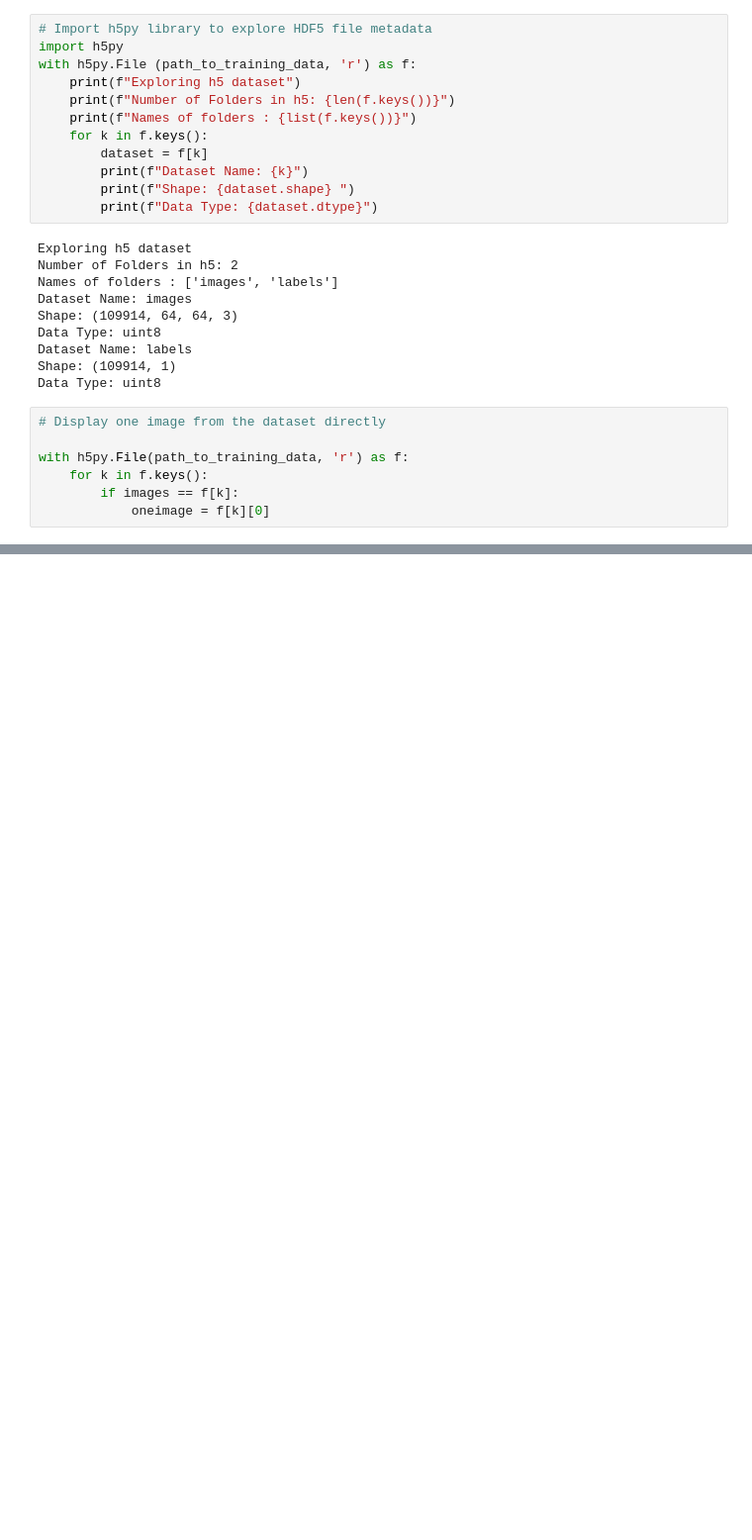
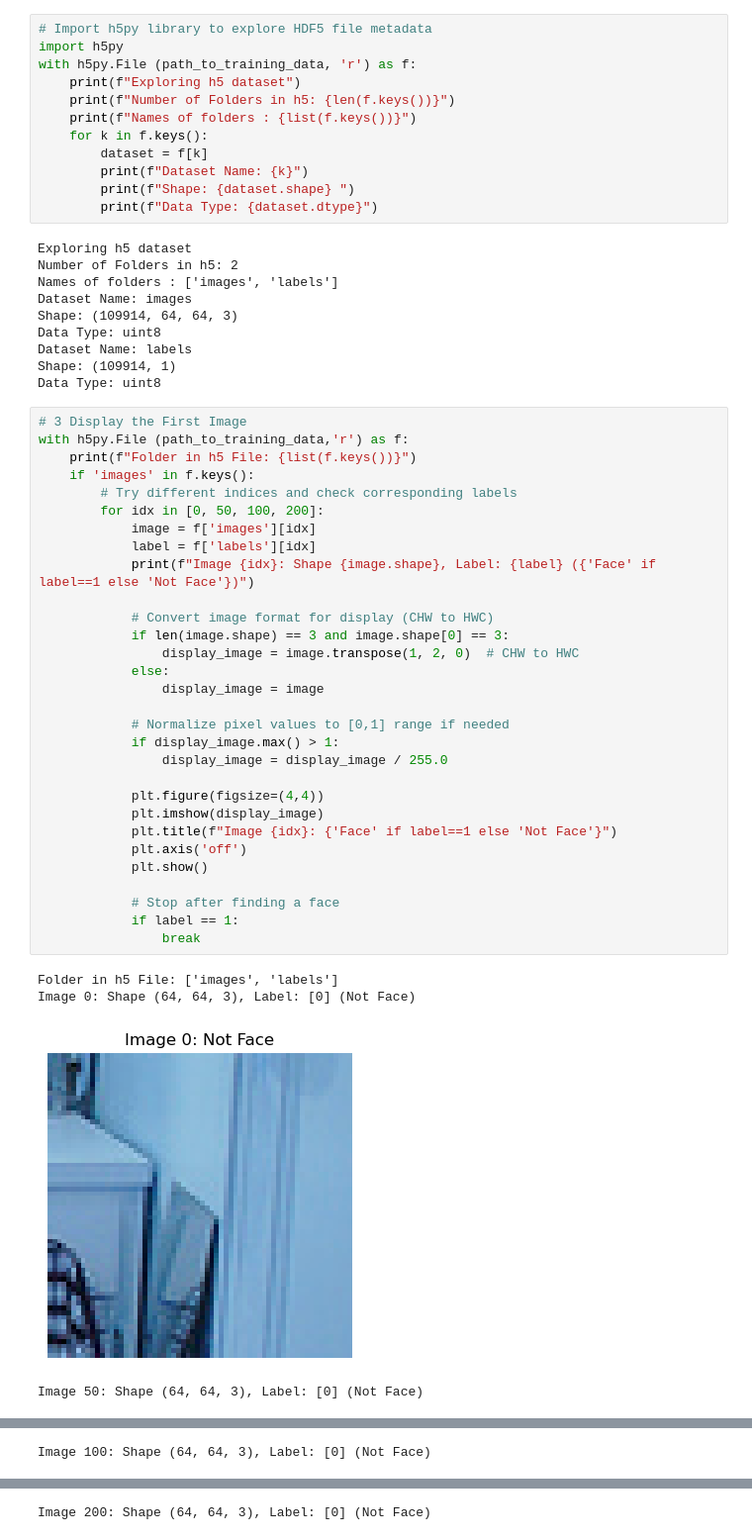
Before and after one commit to code4geoai/deeplearning, a Jupyter notebook: HayatLabs/HLab4.ipynb, the cells around one changed output, grey strips where cells are left out. Shown at 99% size. Saved outputs shown, nothing was run; the diff lists cells and outputs as text; blank space fills up the shorter version.

Commit message:
'face comparision going on'

```diff
--- a/HayatLabs/HLab4.ipynb
+++ b/HayatLabs/HLab4.ipynb
@@ -127,9 +129,37 @@ Dataset Name: labels
 Shape: (109914, 1)
 Data Type: uint8
 # %%
-# Display one image from the dataset directly
+# 3 Display the First Image
+with h5py.File (path_to_training_data,'r') as f:
+    print(f"Folder in h5 File: {list(f.keys())}")
+    if 'images' in f.keys():
+        # Try different indices and check corresponding labels
+        for idx in [0, 50, 100, 200]:
+            image = f['images'][idx]
+            label = f['labels'][idx]
+            print(f"Image {idx}: Shape {image.shape}, Label: {label} ({'Face' if label==1 else 'Not Face'})")
 
-with h5py.File(path_to_training_data, 'r') as f:
-    for k in f.keys():
-        if images == f[k]:
-            oneimage = f[k][0]
+            # Convert image format for display (CHW to HWC)
+            if len(image.shape) == 3 and image.shape[0] == 3:
+                display_image = image.transpose(1, 2, 0)  # CHW to HWC
+            else:
+                display_image = image
+
+            # Normalize pixel values to [0,1] range if needed
+            if display_image.max() > 1:
+                display_image = display_image / 255.0
+
+            plt.figure(figsize=(4,4))
+            plt.imshow(display_image)
+            plt.title(f"Image {idx}: {'Face' if label==1 else 'Not Face'}")
+            plt.axis('off')
+            plt.show()
+
+            # Stop after finding a face
+            if label == 1:
+                break
+# %% [output]
+Folder in h5 File: ['images', 'labels']
+Image 0: Shape (64, 64, 3), Label: [0] (Not Face)
+[figure, added]
+Image 50: Shape (64, 64, 3), Label: [0] (Not Face)
@@ -135,0 +167 @@ with h5py.File(path_to_training_data, 'r') as f:
+Image 100: Shape (64, 64, 3), Label: [0] (Not Face)
@@ -135,0 +169 @@ with h5py.File(path_to_training_data, 'r') as f:
+Image 200: Shape (64, 64, 3), Label: [0] (Not Face)
```
Also changed, not shown: parts of 7 cells of this notebook, 2 other files.
